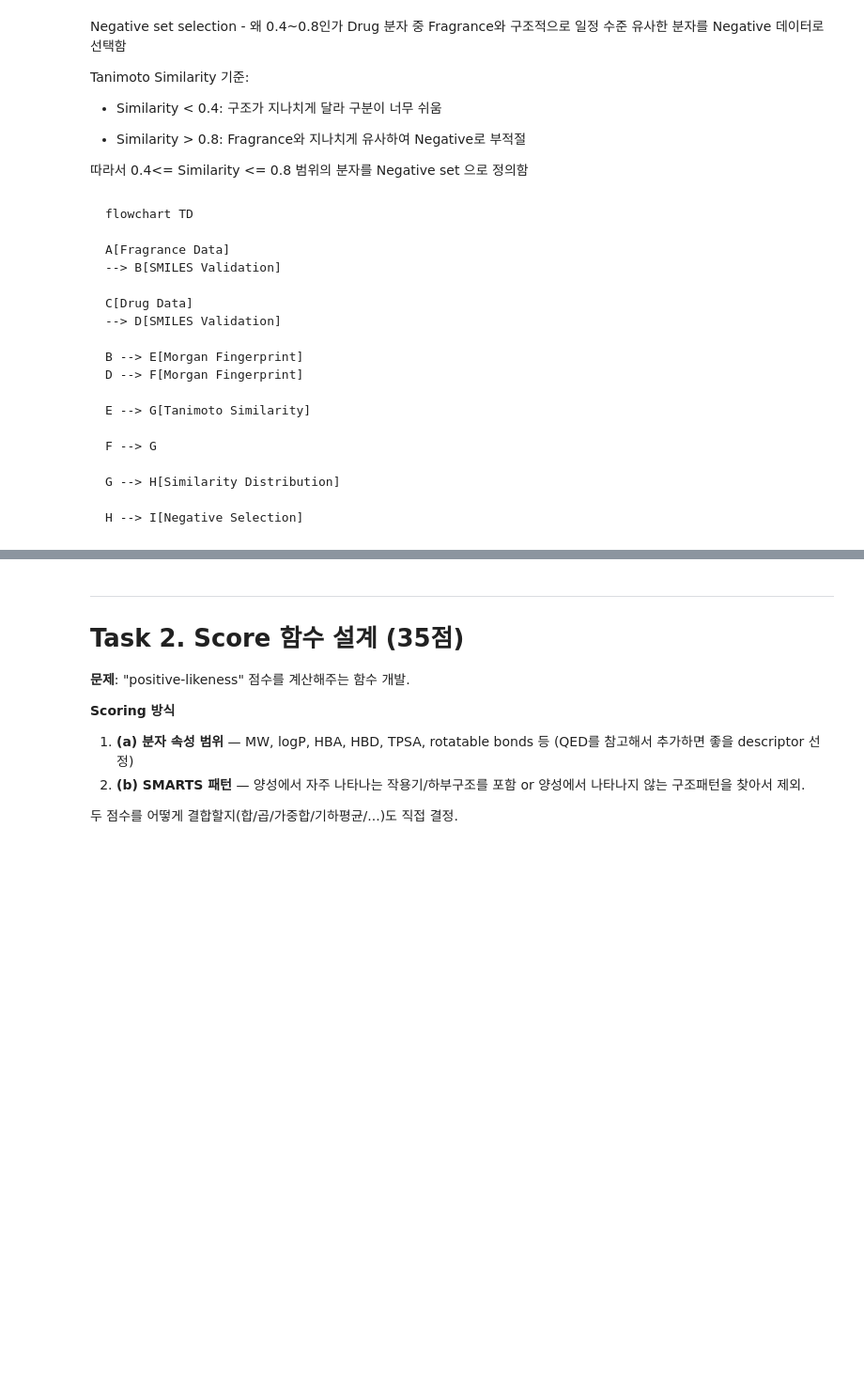
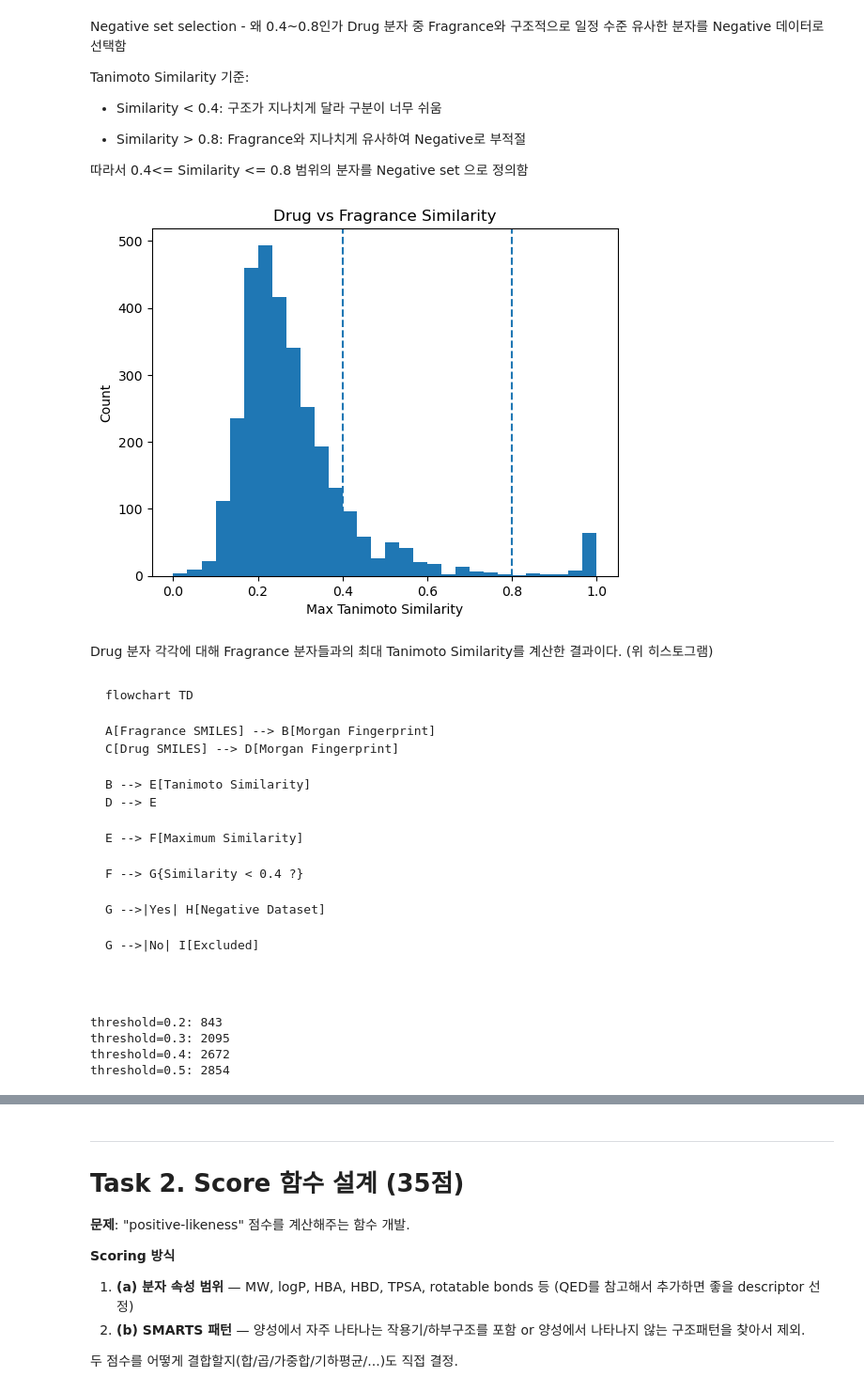
Before and after one commit to Hyeji-Shin-lab/2026-Algorithm, a Jupyter notebook: 신혜지_20251259_화학제품군.ipynb, the cells around one changed output, grey strips where cells are left out. Shown at 94% size. Drawn from its saved outputs; the diff is of its cells as text; code cells hidden in the pictures; blank space fills up the shorter version.

````diff
--- a/신혜지_20251259_화학제품군.ipynb
+++ b/신혜지_20251259_화학제품군.ipynb
@@ -51,7 +51,7 @@ Score 함수의 평가는 **양성과 음성을 얼마나 잘 구분하는가**
 import pandas as pd
 
 fragrance_df = pd.read_csv("fragrance.csv")
-drug_df = pd.read_csv("drug.csv")
+drug_df = pd.read_csv("drug.xls")
 
 print("Fragrance: ", fragrance_df.shape)
 print("Drug:", drug_df.shape)
@@ -457,7 +421,9 @@ len(fragrance_fps), len(drug_fps)
 # %% [output]
 (2531, 3098)
 # %%
-sample_fragrance = random.sample(fragrance_fps[:500]) # 계산시간 줄이기 위해 500개 샘플링하여 사용
+import random
+
+sample_fragrance = fragrance_fps[:500]
 
 max_sims = []
 
@@ -575,42 +554,56 @@ Fragrance와 지나치게 유사하여 Negative로 부적절
 # %%
 plt.hist(max_sims, bins = 30)
 
 plt.axvline(
     0.4,
     linestyle="--"
 )
 
 plt.axvline(
     0.8,
     linestyle="--"
 )
 
 plt.xlabel("Max Tanimoto Similarity")
-plt.ylbel("Count")
+plt.ylabel("Count")
 plt.title("Drug vs Fragrance Similarity")
 
 plt.show()
+# %% [output]
+[figure, added]
+# %% [markdown]
+Drug 분자 각각에 대해 Fragrance 분자들과의 최대 Tanimoto Similarity를 계산한 결과이다.
+(위 히스토그램)
 # %% [markdown]
 ```mermaid
 flowchart TD
 
-A[Fragrance Data]
---> B[SMILES Validation]
+A[Fragrance SMILES] --> B[Morgan Fingerprint]
+C[Drug SMILES] --> D[Morgan Fingerprint]
 
-C[Drug Data]
---> D[SMILES Validation]
+B --> E[Tanimoto Similarity]
+D --> E
 
-B --> E[Morgan Fingerprint]
-D --> F[Morgan Fingerprint]
+E --> F[Maximum Similarity]
 
-E --> G[Tanimoto Similarity]
+F --> G{Similarity < 0.4 ?}
 
-F --> G
+G -->|Yes| H[Negative Dataset]
 
-G --> H[Similarity Distribution]
+G -->|No| I[Excluded]
+```
 
-H --> I[Negative Selection]
 ```
+```
+# %%
+for t in [0.2, 0.3, 0.4, 0.5]:
+    count = sum(sim < t for sim in max_sims)
+    print(f"threshold={t}: {count}")
+# %% [output]
+threshold=0.2: 843
+threshold=0.3: 2095
+threshold=0.4: 2672
+threshold=0.5: 2854
 # %% [markdown]
 **📝 Task 1. 결과 해석 (아래는 예시):**
 
````
Also changed, not shown: parts of 33 cells of this notebook.
